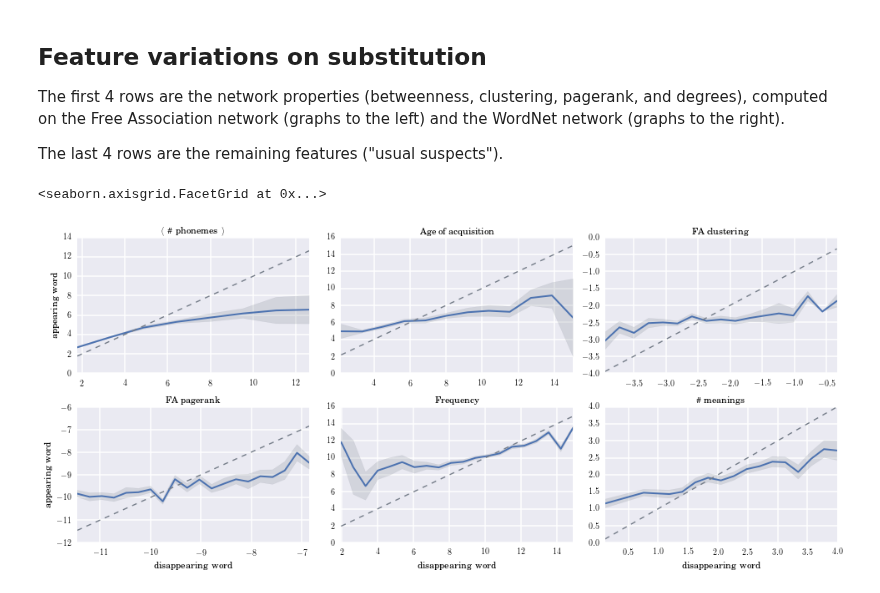
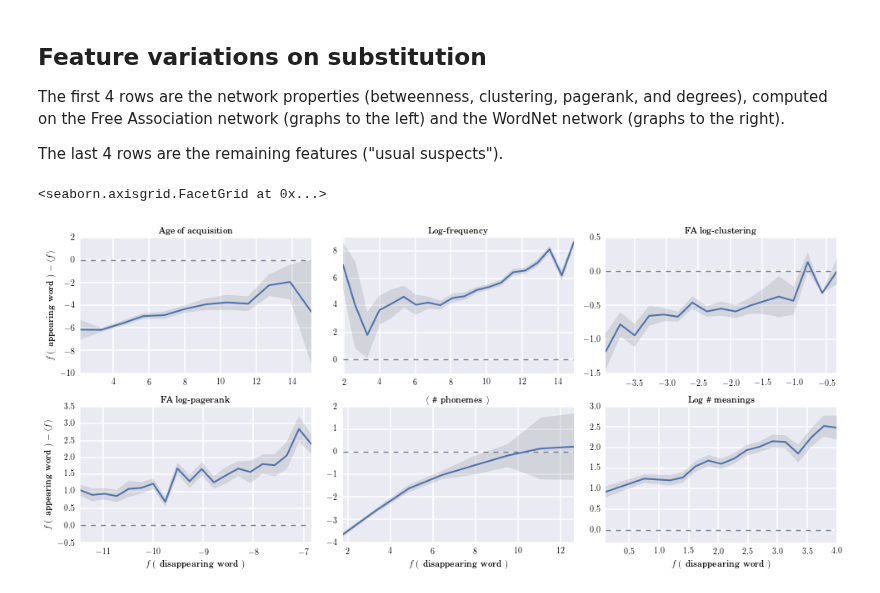
Before and after one commit to wehlutyk/brainscopypaste, a Jupyter notebook: paper_feature_variations.ipynb, the cells around one changed output. Cells and saved outputs as stored; diff of their text form; code cells hidden in the pictures.

Commit message:
Add kde plots to paper_feature_variations, and some cosmetic changes

```diff
--- a/paper_feature_variations.ipynb
+++ b/paper_feature_variations.ipynb
@@ -15,17 +15,20 @@ import pandas as pd
 from analyze.args import AnalysisArgs
 from analyze.substitutions import SubstitutionsAnalyzer
 # %%
+included_features = ['aoa_Kuperman',
+                     'mt_frequencies',
+                     'fa_CCs',
+                     'fa_PR_scores',
+                     'cmu_MNphonemes',
+                     'wn_NSigns']
+
 # Build the analysis classes
 aa = AnalysisArgs({'ff': 'filtered',
                    'model': 'tbgs',
                    'POS': 'all',
                    'substrings': False,
                    'timebag_size': 2.0,
-                   'features': ['cmu_MNphonemes',
-                                'aoa_Kuperman',
-                                'fa_CCs', 'fa_PR_scores',
-                                'mt_frequencies',
-                                'wn_NSigns'],
+                   'features': included_features,
                    'positions': False,
                    'paths': False,
                    'save': False,
@@ -133,25 +134,37 @@ for a in sa.analyses:
     a.build_variations()
 
 # Convert to DataFrame
-vdata = pd.DataFrame({'feature': np.concatenate([[a.feature.publicname] * len(a.bin_middles) for a in sa.analyses]),
-                      'disappearing word': np.concatenate([a.bin_middles for a in sa.analyses]),
-                      'appearing word': np.concatenate([a.daughter_d for a in sa.analyses]),
-                      'std': np.concatenate([a.daughter_d_std for a in sa.analyses])})
+vdata_binned = pd.DataFrame({'feature': np.concatenate([[a.feature.publicname] * len(a.bin_middles) for a in sa.analyses]),
+                             'disappearing bin middles': np.concatenate([a.bin_middles for a in sa.analyses]),
+                             'appearing bin averages': np.concatenate([a.daughter_d - a.feature.values.mean() for a in sa.analyses]),
+                             'ci': np.concatenate([a.daughter_d_ci for a in sa.analyses])})
+vdata_raw = pd.DataFrame({'feature': np.concatenate([[a.feature.publicname] * len(a.l2_f_mothers) for a in sa.analyses]),
+                          'disappearing raw': np.concatenate([a.l2_f_mothers for a in sa.analyses]),
+                          'appearing raw': np.concatenate([a.l2_f_daughters - a.feature.values.mean() for a in sa.analyses])})
 # %%
-# Our plotting function
-def plot_variations(xvalues, avalues, stds, **kwargs):
+def plot_variations(xvalues, avalues, cis, **kwargs):
     color = kwargs.get('color', 'blue')
 
     plt.plot(xvalues, avalues, '-', lw=2, color=color)
-    plt.plot(xvalues, xvalues, '--', color=sb.desaturate(color, 0.2))
-    plt.fill_between(xvalues.values, avalues.values - stds.values, avalues.values + stds.values,
+    plt.hlines(0, xvalues.iloc[0], xvalues.iloc[-1], linestyles='dashed', colors=sb.desaturate(color, 0.2))
+    plt.fill_between(xvalues.values, avalues.values - cis.values, avalues.values + cis.values,
                      color=sb.desaturate(color, 0.2), alpha=0.2)
     plt.xlim(xvalues.iloc[0], xvalues.iloc[-1])
+    # Rescale on Y if we're touching 0, making sure the horizontal line at y=0 is visible
+    ymin, ymax = plt.ylim()
+    if ymin == 0:
+        ymin -= (ymax - ymin) / 10
+    elif ymax == 0:
+        ymax += (ymax - ymin) / 10
+    plt.ylim(ymin, ymax)
 
 # Plot!
-vg = sb.FacetGrid(vdata, col='feature', col_wrap=3, aspect=1.5, size=3, sharex=False, sharey=False)
-vg.map(plot_variations, 'disappearing word', 'appearing word', 'std')
+vg = sb.FacetGrid(vdata_binned, col='feature', col_wrap=3, col_order=translate(included_features),
+                  aspect=1.5, size=3, sharex=False, sharey=False)
+vg.map(plot_variations, 'disappearing bin middles', 'appearing bin averages', 'ci')
 vg.set_titles('{col_name}')
+vg.set_xlabels(r'$f \left( \right.$ disappearing word $\left. \right)$')
+vg.set_ylabels(r'$f \left( \right.$ appearing word $\left. \right) - \left< f \right>$')
 # %% [output]
 <seaborn.axisgrid.FacetGrid at 0x...>
-[figure, old version]
+[figure, new version]
```
Also changed, not shown: parts of 5 cells of this notebook.
